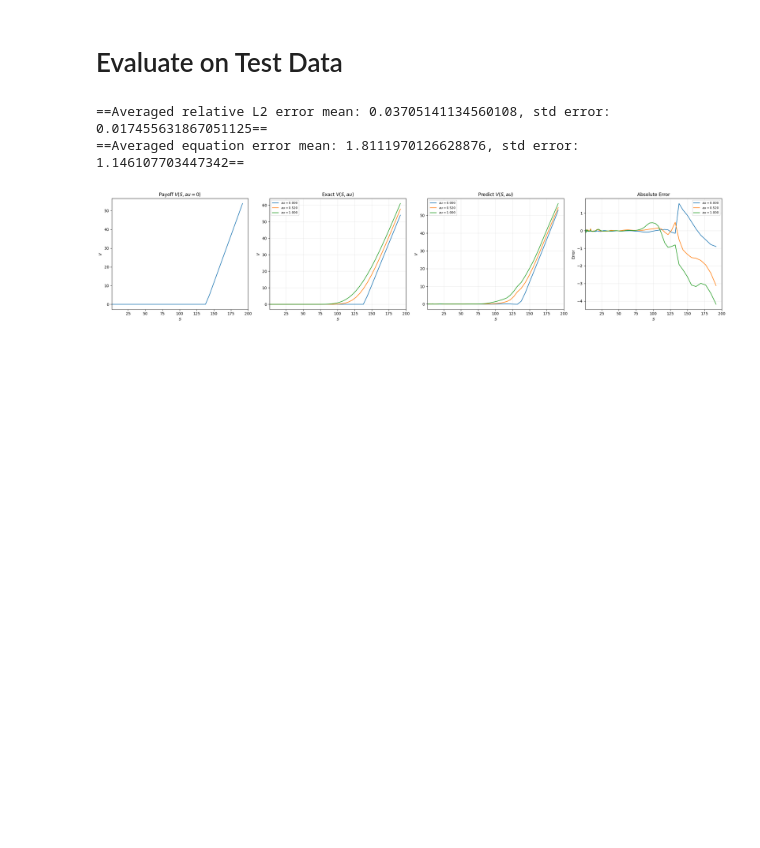
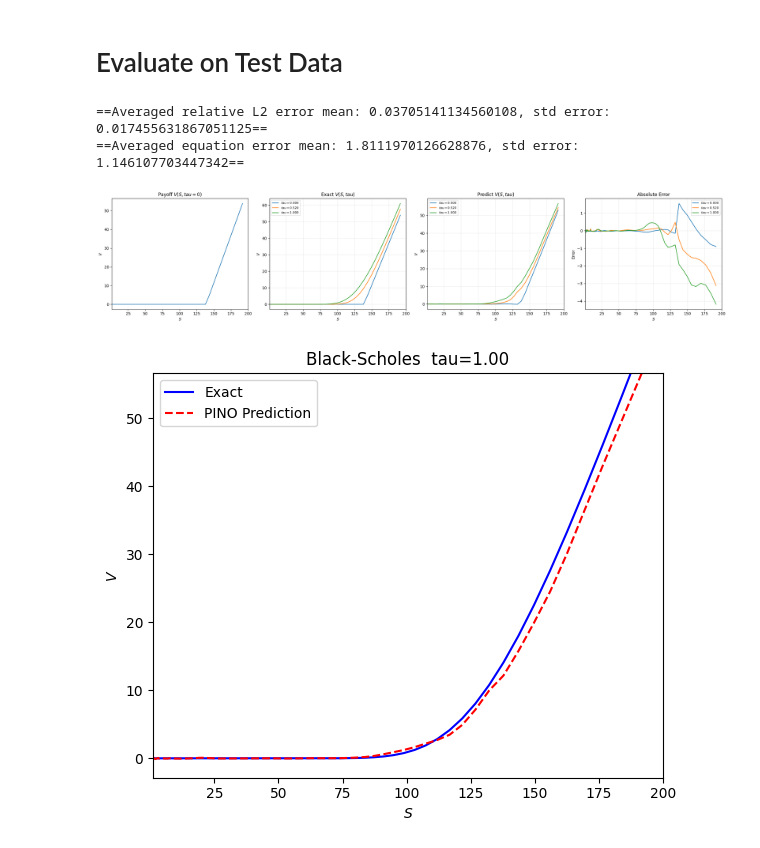
Before and after one commit to hishambhatti/PINO-apps, a Jupyter notebook: BlackScholes_PINO.ipynb, the cells around one changed output. Saved outputs shown, nothing was run; the diff lists cells and outputs as text; code cells hidden in the pictures; blank space fills up the shorter version.

Commit message:
added movie cell

```diff
--- a/BlackScholes_PINO.ipynb
+++ b/BlackScholes_PINO.ipynb
@@ -629,3 +629,12 @@ with torch.no_grad():
 plot_predictions(key, test_x, test_y, preds_y, 1, 200, save_path="BlackScholes/figures/")
 # %% [output]
 [figure]
+# %%
+generate_movie_1D(key, test_x, test_y, preds_y,
+                      S_min=1.0, S_max=200.0,
+                      plot_title='Black-Scholes',
+                      movie_dir='BlackScholes/movies/', movie_name='movie.gif',
+                      frame_basename='movie', frame_ext='jpg',
+                      remove_frames=True, font_size=None)
+# %% [output]
+[figure, added]
```
Also changed, not shown: parts of 1 cell of this notebook.
